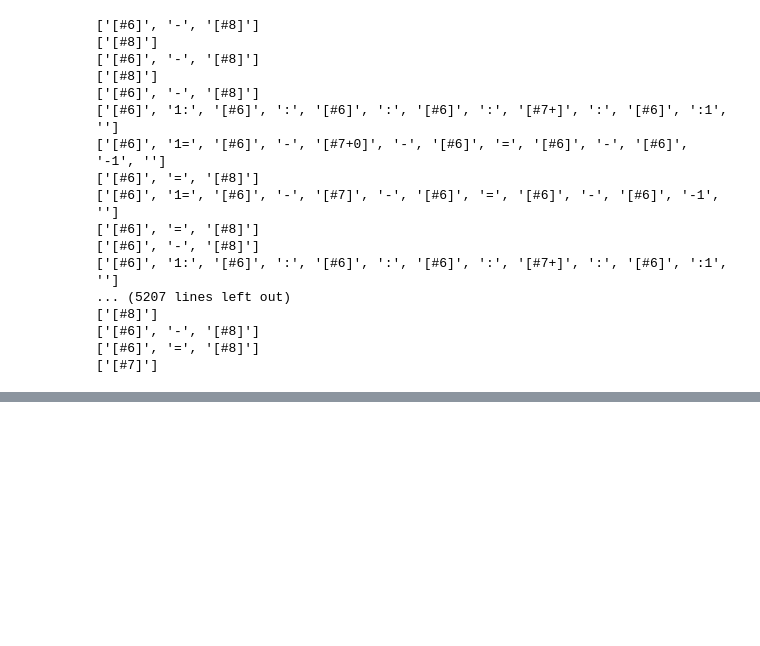
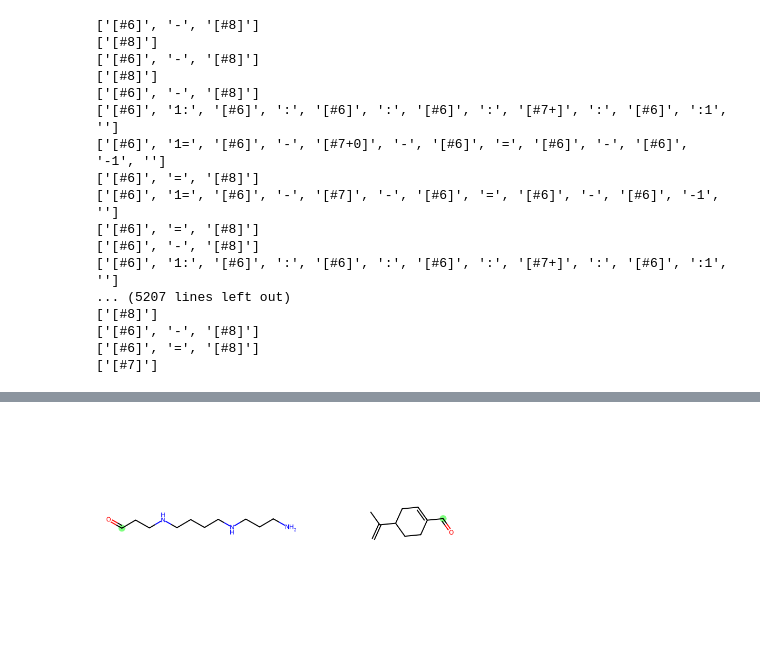
Before and after one commit to stefanpate/rcgnn, a Jupyter notebook: notebooks/hcluster.ipynb, the cells around one changed output, grey strips where cells are left out. Cells and saved outputs as stored; diff of their text form; code cells hidden in the pictures; blank space fills up the shorter version.

```diff
--- a/notebooks/hcluster.ipynb
+++ b/notebooks/hcluster.ipynb
@@ -468,0 +507,10 @@ False
+# %%
+# Single atom reaction center, same neighbor, different bond type in between
+
+smiles = ['NCCCNCCCCNCCC=O',
+          'C=C(C)C1CC=C(C=O)CC1'
+        ]
+rcs = [(12,), (7,)]
+draw_highlight_pair(smiles, rcs)
+# %% [output]
+[figure, added]
```
Also changed, not shown: parts of 7 cells of this notebook.
